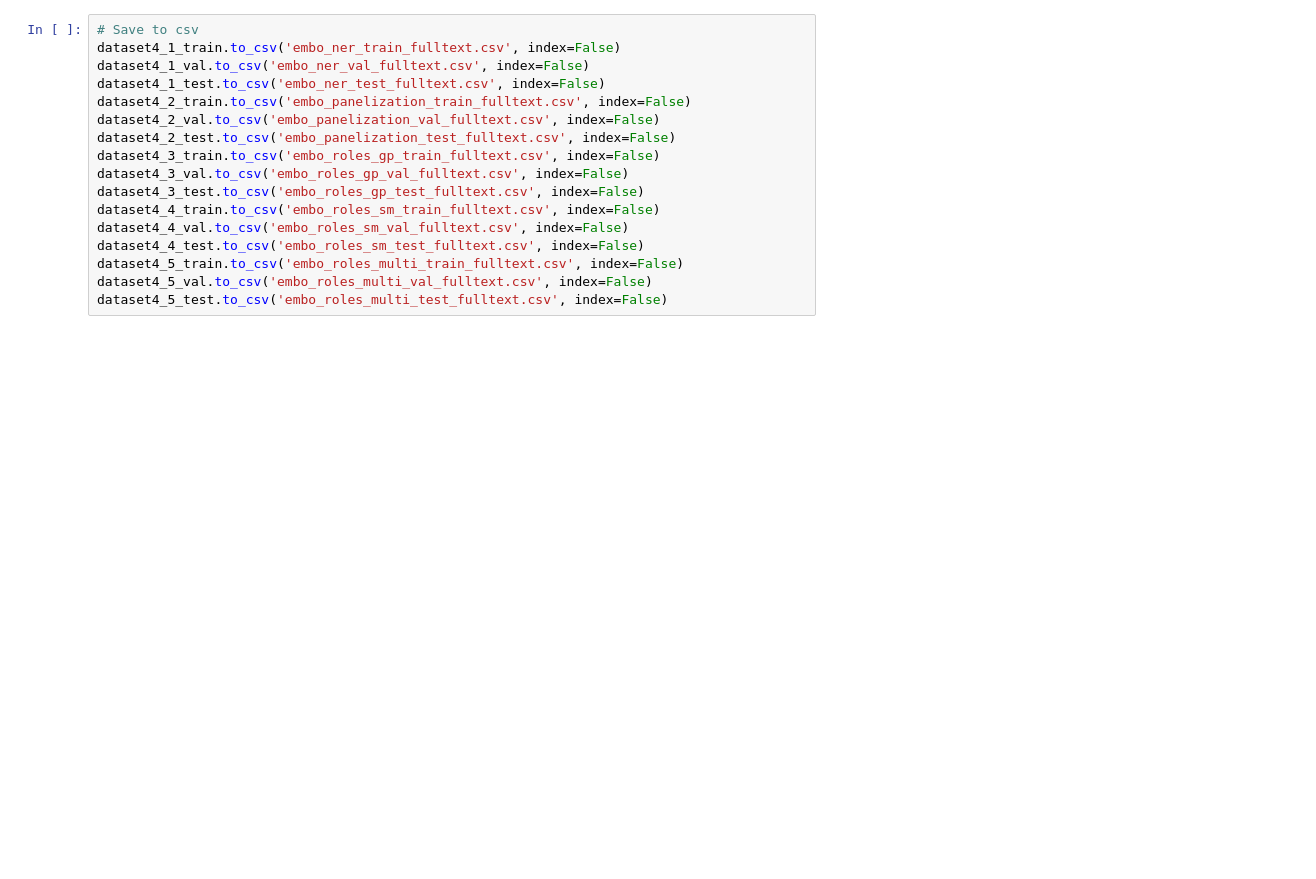
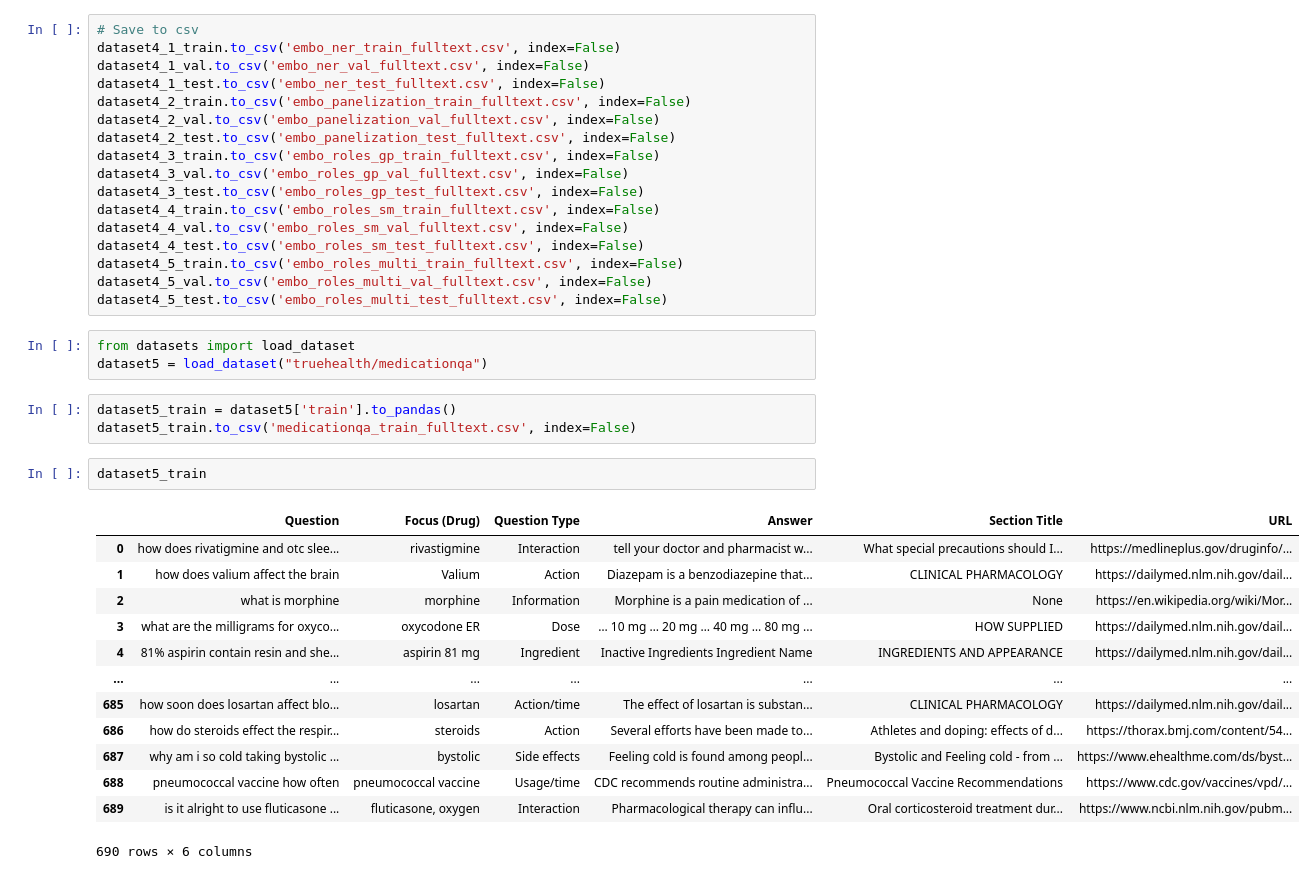
Before and after one commit to tianyi0216/bionlp, a Jupyter notebook: download_data.ipynb, the cells around one changed output. Drawn from its saved outputs; the diff is of its cells as text; blank space fills up the shorter version.

```diff
--- a/download_data.ipynb
+++ b/download_data.ipynb
@@ -76,3 +81,25 @@ dataset4_4_test.to_csv('embo_roles_sm_test_fulltext.csv', index=False)
 dataset4_5_train.to_csv('embo_roles_multi_train_fulltext.csv', index=False)
 dataset4_5_val.to_csv('embo_roles_multi_val_fulltext.csv', index=False)
 dataset4_5_test.to_csv('embo_roles_multi_test_fulltext.csv', index=False)
+# %%
+from datasets import load_dataset
+dataset5 = load_dataset("truehealth/medicationqa")
+# %%
+dataset5_train = dataset5['train'].to_pandas()
+dataset5_train.to_csv('medicationqa_train_fulltext.csv', index=False)
+# %%
+dataset5_train
+# %% [output]
+|  | Question | Focus (Drug) | Question Type | Answer | Section Title | URL |
+| 0 | how does rivatigmine and otc slee... | rivastigmine | Interaction | tell your doctor and pharmacist w... | What special precautions should I... | https://medlineplus.gov/druginfo/... |
+| 1 | how does valium affect the brain | Valium | Action | Diazepam is a benzodiazepine that... | CLINICAL PHARMACOLOGY | https://dailymed.nlm.nih.gov/dail... |
+| 2 | what is morphine | morphine | Information | Morphine is a pain medication of ... | None | https://en.wikipedia.org/wiki/Mor... |
+| 3 | what are the milligrams for oxyco... | oxycodone ER | Dose | … 10 mg … 20 mg … 40 mg … 80 mg ... | HOW SUPPLIED | https://dailymed.nlm.nih.gov/dail... |
+| 4 | 81% aspirin contain resin and she... | aspirin 81 mg | Ingredient | Inactive Ingredients Ingredient Name | INGREDIENTS AND APPEARANCE | https://dailymed.nlm.nih.gov/dail... |
+| ... | ... | ... | ... | ... | ... | ... |
+| 685 | how soon does losartan affect blo... | losartan | Action/time | The effect of losartan is substan... | CLINICAL PHARMACOLOGY | https://dailymed.nlm.nih.gov/dail... |
+| 686 | how do steroids effect the respir... | steroids | Action | Several efforts have been made to... | Athletes and doping: effects of d... | https://thorax.bmj.com/content/54... |
+| 687 | why am i so cold taking bystolic ... | bystolic | Side effects | Feeling cold is found among peopl... | Bystolic and Feeling cold - from ... | https://www.ehealthme.com/ds/byst... |
+| 688 | pneumococcal vaccine how often | pneumococcal vaccine | Usage/time | CDC recommends routine administra... | Pneumococcal Vaccine Recommendations | https://www.cdc.gov/vaccines/vpd/... |
+| 689 | is it alright to use fluticasone ... | fluticasone, oxygen | Interaction | Pharmacological therapy can influ... | Oral corticosteroid treatment dur... | https://www.ncbi.nlm.nih.gov/pubm... |
+690 rows × 6 columns
```
Also changed, not shown: parts of 1 cell of this notebook, 2 other files.
